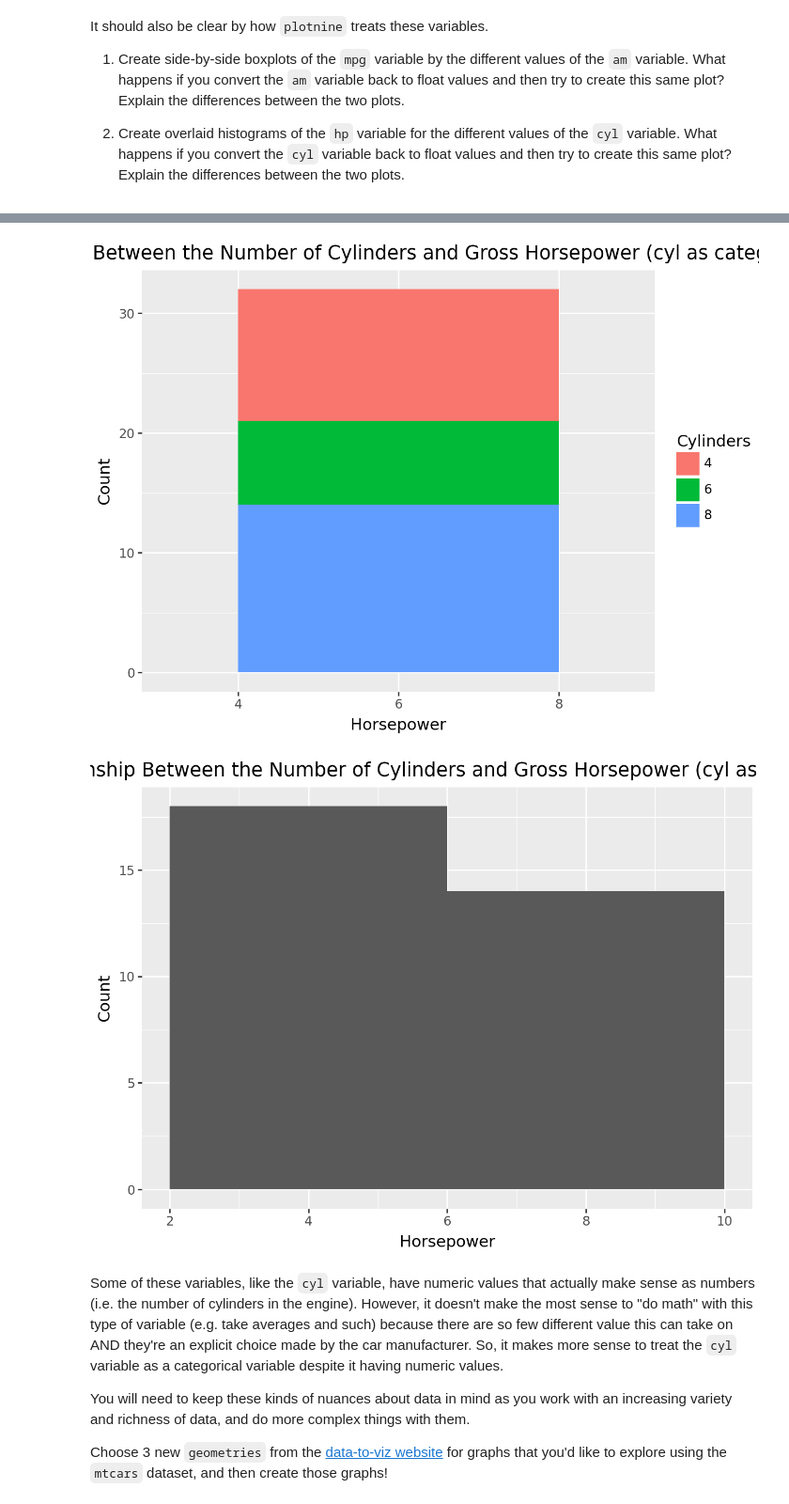
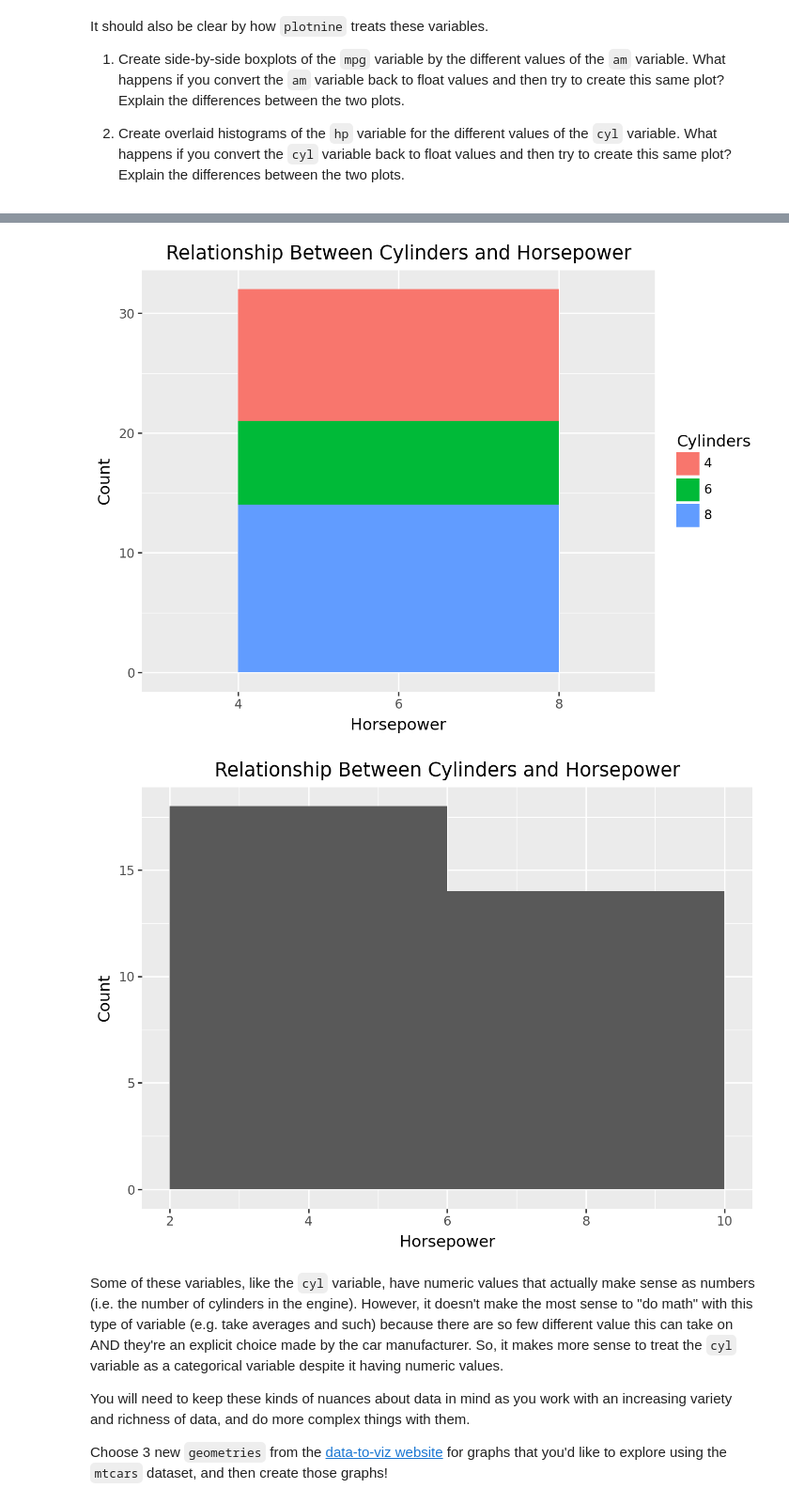
Before and after one commit to isabelleantaran/GSB-544-Projects, a Jupyter notebook: week1/Intro_to_DataViz_Using_mtcars_Dataset.ipynb, the cells around one changed output, grey strips where cells are left out. Shown at 94% size. Cells and saved outputs as stored; diff of their text form; code cells hidden in the pictures.

```diff
--- a/week1/Intro_to_DataViz_Using_mtcars_Dataset.ipynb
+++ b/week1/Intro_to_DataViz_Using_mtcars_Dataset.ipynb
@@ -96,30 +98,32 @@ plot1b.show()
 # %%
 # Create plot for (2) here
+#cylinder as categorical
 plot2 = (
     p9.ggplot(df, p9.aes(x = "cyl", fill = "cyl"))
     + p9.geom_histogram()
     + p9.labs(
-        title = "Relationship Between Cylinders and Horsepower (cyl as categorical)",
+        title = "Relationship Between Cylinders and Horsepower",
         x = "Horsepower", y = "Count", fill = "Cylinders"
     )
 )
 plot2.show()
 
 df_cont2 = df.copy()
 df_cont2["cyl"] = df_cont2["cyl"].astype(float)
 
+#cylinder as continuous
 plot2b = (
     p9.ggplot(df_cont2, p9.aes(x = "cyl", fill = "cyl"))
     + p9.geom_histogram()
     + p9.labs(
-        title = "Relationship Between Cylinders and Horsepower (cyl as continuous)",
+        title = "Relationship Between Cylinders and Horsepower",
         x = "Horsepower", y = "Count", fill = "Cylinders"
     )
 )
 plot2b.show()
 # %% [output]
-[figure, old version]
+[figure, new version]
-[figure, old version]
+[figure, new version]
 # %% [markdown]
 Some of these variables, like the `cyl` variable, have numeric values that actually make sense as numbers (i.e. the number of cylinders in the engine). However, it doesn't make the most sense to "do math" with this type of variable (e.g. take averages and such) because there are so few different value this can take on AND they're an explicit choice made by the car manufacturer. So, it makes more sense to treat the `cyl` variable as a categorical variable despite it having numeric values.
 
```
Also changed, not shown: parts of 4 cells of this notebook.
